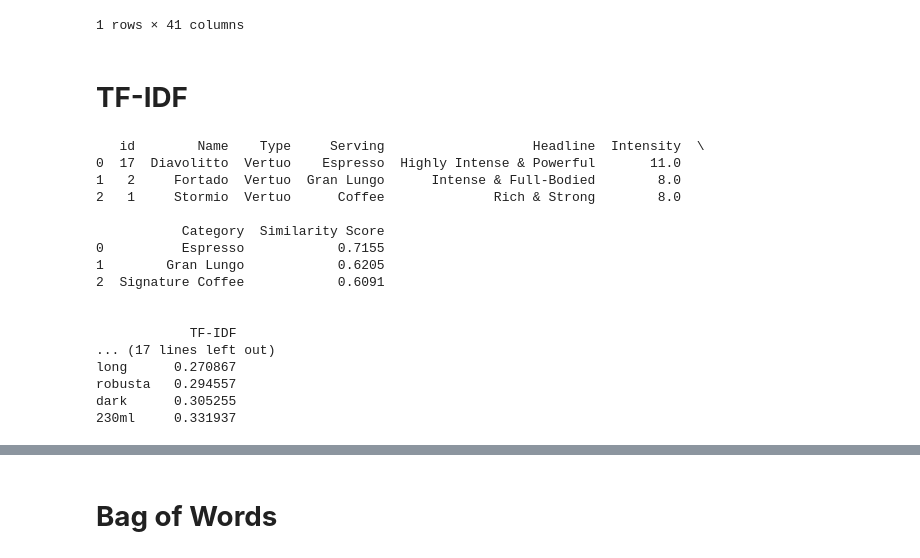
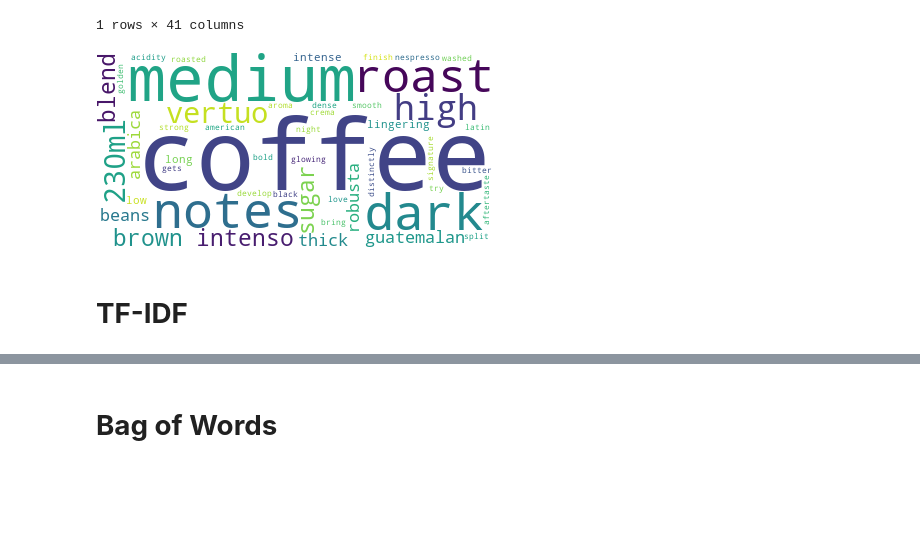
Before and after one commit to kjeshang/NespressoMetropolisTrainingApp, a Jupyter notebook: NespressoTrainingApp/analysis/4_DataAnalysis.ipynb, the cells around one changed output, grey strips where cells are left out. Drawn from its saved outputs; the diff is of its cells as text; code cells hidden in the pictures; blank space fills up the shorter version.

```diff
--- a/NespressoTrainingApp/analysis/4_DataAnalysis.ipynb
+++ b/NespressoTrainingApp/analysis/4_DataAnalysis.ipynb
@@ -3,19 +3,32 @@
 # %%
 import pandas as pd
 import numpy as np
+from math import*
+from decimal import Decimal
+from time import time
+
+import matplotlib.pyplot as plt
+import seaborn as sns
+sns.set_style('darkgrid')
+%matplotlib inline
+from wordcloud import WordCloud
+
 from nltk.corpus import stopwords
 stop_words = set(stopwords.words('english'))
 from nltk.tokenize import word_tokenize
 
+from sklearn.model_selection import train_test_split
+from sklearn.pipeline import Pipeline
 from sklearn.feature_extraction.text import TfidfVectorizer, CountVectorizer, TfidfTransformer
-from sklearn.metrics.pairwise import linear_kernel, cosine_similarity
+from sklearn.metrics.pairwise import linear_kernel, cosine_similarity, euclidean_distances, manhattan_distances
+from sklearn.metrics import pairwise_distances
+from sklearn.naive_bayes import MultinomialNB
+from sklearn.model_selection import GridSearchCV
+from sklearn.metrics import classification_report, roc_auc_score, roc_curve, jaccard_score
+from sklearn.metrics import roc_auc_score
+from sklearn.metrics import roc_curve
 
 import gensim.downloader as api
 from gensim.models import Word2Vec
 from gensim.models.phrases import Phrases, Phraser
-from matplotlib import pyplot
 from gensim.models import KeyedVectors
-
-# import tensorflow_text
-import tensorflow as tf
-import tensorflow_hub as hub
@@ -21,0 +60,7 @@ import tensorflow_hub as hub
+# %%
+def get_wordcloud(df, coffee_select):
+    wordcloud = WordCloud(background_color="white", max_words=5000, contour_width=3, contour_color="steelblue");
+    mask = df["Name"] == coffee_select;
+    idx = df.index[mask].tolist()[0];
+    wc = wordcloud.generate(df.loc[idx, "Textual Info"]);
+    return wc.to_image();
@@ -28,6 +100,10 @@ df.head(1)
 |  | ID | Name | Type | Serving | Serving Size | Headline | Intensity | Sleeve Price | ... |
 | 0 | VL01 | Intenso | Vertuo | Coffee | 230ml | Smooth & Strong | 9.0 | 12.6 | ... |
 1 rows × 41 columns
+# %%
+get_wordcloud(df, 'Intenso')
+# %% [output]
+[figure, added]
 # %% [markdown]
 # **TF-IDF**
 # %%
@@ -83,35 +154,0 @@ def get_featureResultsTFIDF(df, coffee_select, min_df, max_df, max_features, sto
-# %%
-# General Parameters:
-df = df;
-coffee_select = "Intenso";
-numRec = 10;
-min_df = 2;
-max_df = 0.95;
-max_features = 50;
-stop_words = "english";
-n_lower = 1;
-n_upper = 1;
-# Unique Parameters:
-sublinear_tf = True;
-
-print(get_recommendationResultsTFIDF(df, coffee_select, numRec, min_df, max_df, max_features, stop_words, sublinear_tf, n_lower, n_upper)[0:3])
-print("\n")
-print(get_featureResultsTFIDF(df, coffee_select, min_df, max_df, max_features, stop_words, sublinear_tf, n_lower, n_upper))
-# %% [output]
-   id        Name    Type     Serving                   Headline  Intensity  \
-0  17  Diavolitto  Vertuo    Espresso  Highly Intense & Powerful       11.0
-1   2     Fortado  Vertuo  Gran Lungo      Intense & Full-Bodied        8.0
-2   1     Stormio  Vertuo      Coffee              Rich & Strong        8.0
-
-           Category  Similarity Score
-0          Espresso            0.7155
-1        Gran Lungo            0.6205
-2  Signature Coffee            0.6091
-
-
-            TF-IDF
-... (17 lines left out)
-long      0.270867
-robusta   0.294557
-dark      0.305255
-230ml     0.331937
```
Also changed, not shown: parts of 30 cells of this notebook, 2 other files.
